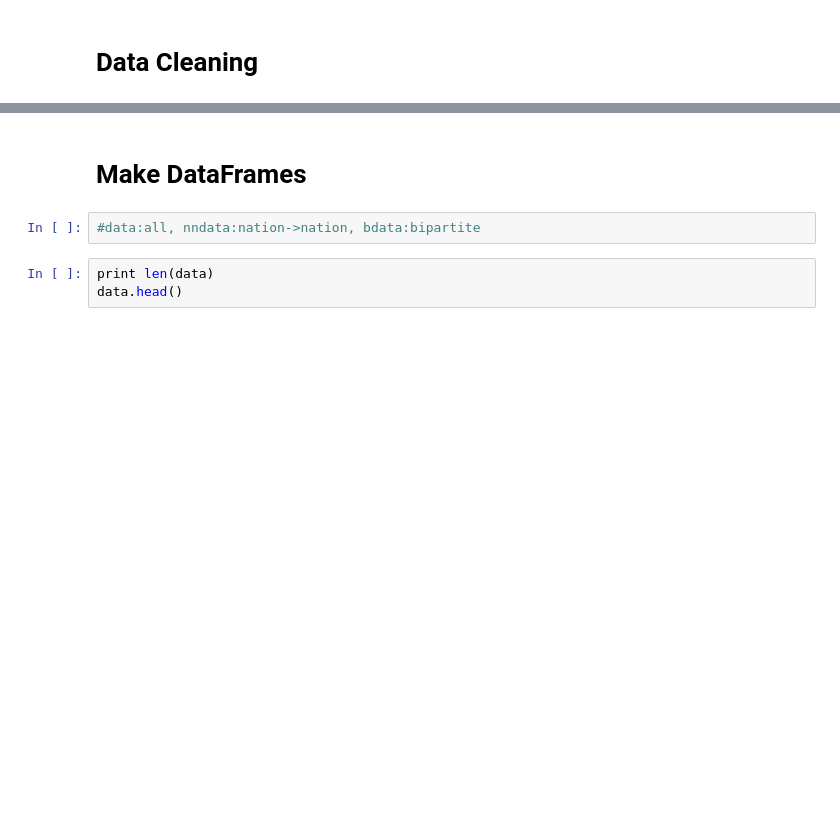
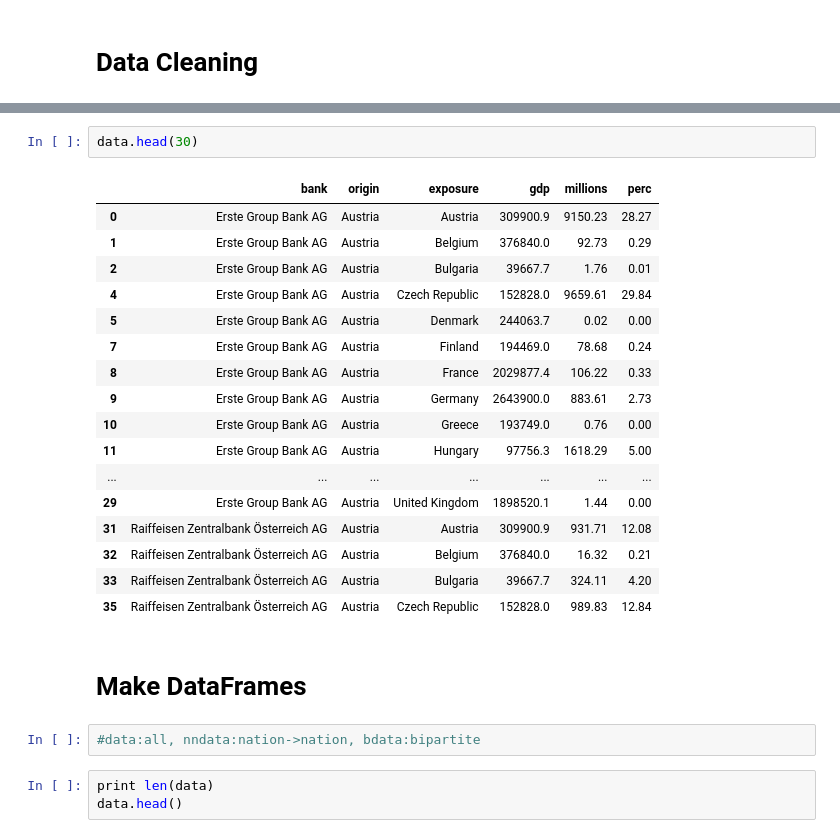
Before and after one commit to mnazzario/BigDataAcademy, a Jupyter notebook: datascience/netscience/BanksNetSci_Q.ipynb, the cells around one changed output, grey strips where cells are left out. Saved outputs shown, nothing was run; the diff lists cells and outputs as text; blank space fills up the shorter version.

```diff
--- a/datascience/netscience/BanksNetSci_Q.ipynb
+++ b/datascience/netscience/BanksNetSci_Q.ipynb
@@ -72,3 +219,23 @@ data.head()
+# %%
+data.head(30)
+# %% [output]
+|  | bank | origin | exposure | gdp | millions | perc |
+| 0 | Erste Group Bank AG | Austria | Austria | 309900.9 | 9150.23 | 28.27 |
+| 1 | Erste Group Bank AG | Austria | Belgium | 376840.0 | 92.73 | 0.29 |
+| 2 | Erste Group Bank AG | Austria | Bulgaria | 39667.7 | 1.76 | 0.01 |
+| 4 | Erste Group Bank AG | Austria | Czech Republic | 152828.0 | 9659.61 | 29.84 |
+| 5 | Erste Group Bank AG | Austria | Denmark | 244063.7 | 0.02 | 0.00 |
+| 7 | Erste Group Bank AG | Austria | Finland | 194469.0 | 78.68 | 0.24 |
+| 8 | Erste Group Bank AG | Austria | France | 2029877.4 | 106.22 | 0.33 |
+| 9 | Erste Group Bank AG | Austria | Germany | 2643900.0 | 883.61 | 2.73 |
+| 10 | Erste Group Bank AG | Austria | Greece | 193749.0 | 0.76 | 0.00 |
+| 11 | Erste Group Bank AG | Austria | Hungary | 97756.3 | 1618.29 | 5.00 |
+| ... | ... | ... | ... | ... | ... | ... |
+| 29 | Erste Group Bank AG | Austria | United Kingdom | 1898520.1 | 1.44 | 0.00 |
+| 31 | Raiffeisen Zentralbank Österreich AG | Austria | Austria | 309900.9 | 931.71 | 12.08 |
+| 32 | Raiffeisen Zentralbank Österreich AG | Austria | Belgium | 376840.0 | 16.32 | 0.21 |
+| 33 | Raiffeisen Zentralbank Österreich AG | Austria | Bulgaria | 39667.7 | 324.11 | 4.20 |
+| 35 | Raiffeisen Zentralbank Österreich AG | Austria | Czech Republic | 152828.0 | 989.83 | 12.84 |
 # %% [markdown]
 # Make DataFrames
 # %%
```
Also changed, not shown: parts of 50 cells of this notebook, 5 other files.
